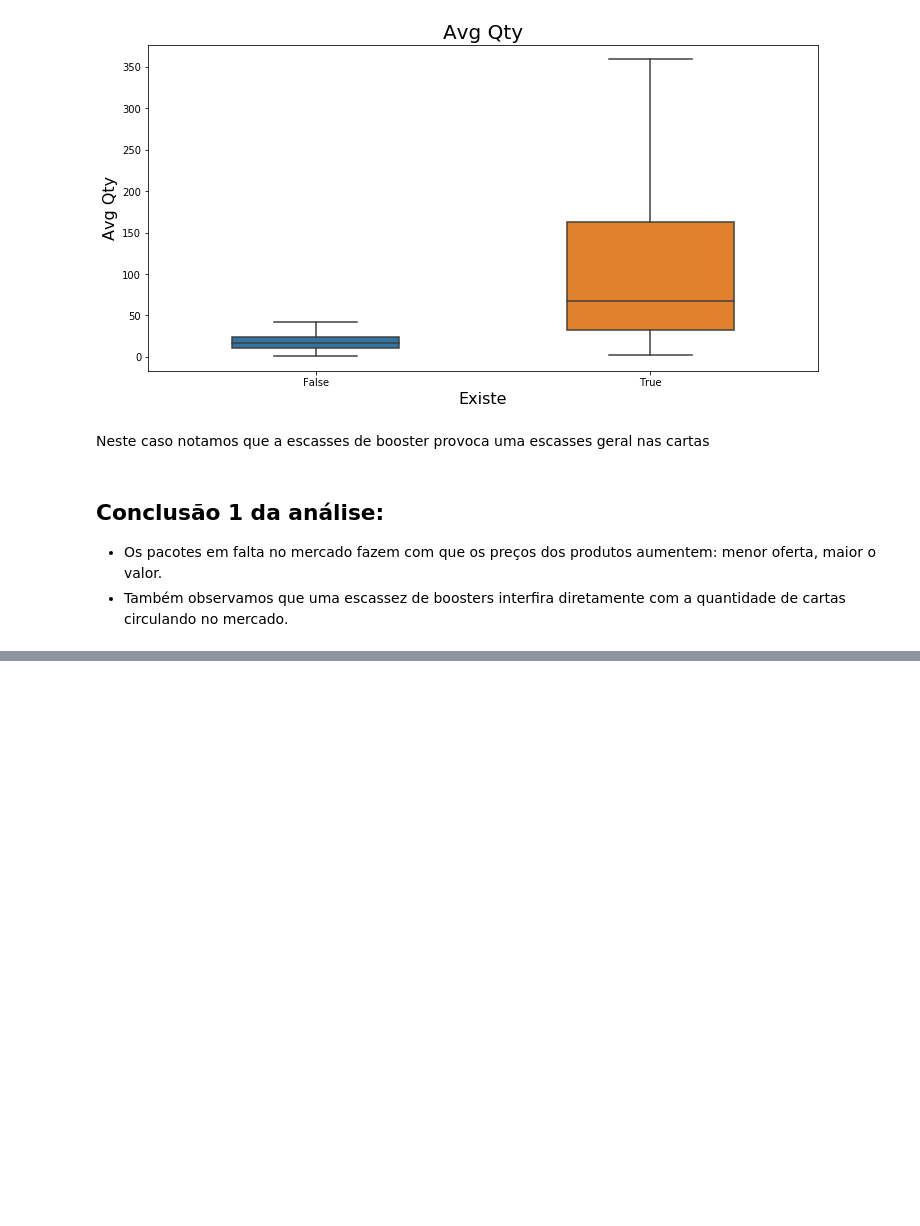
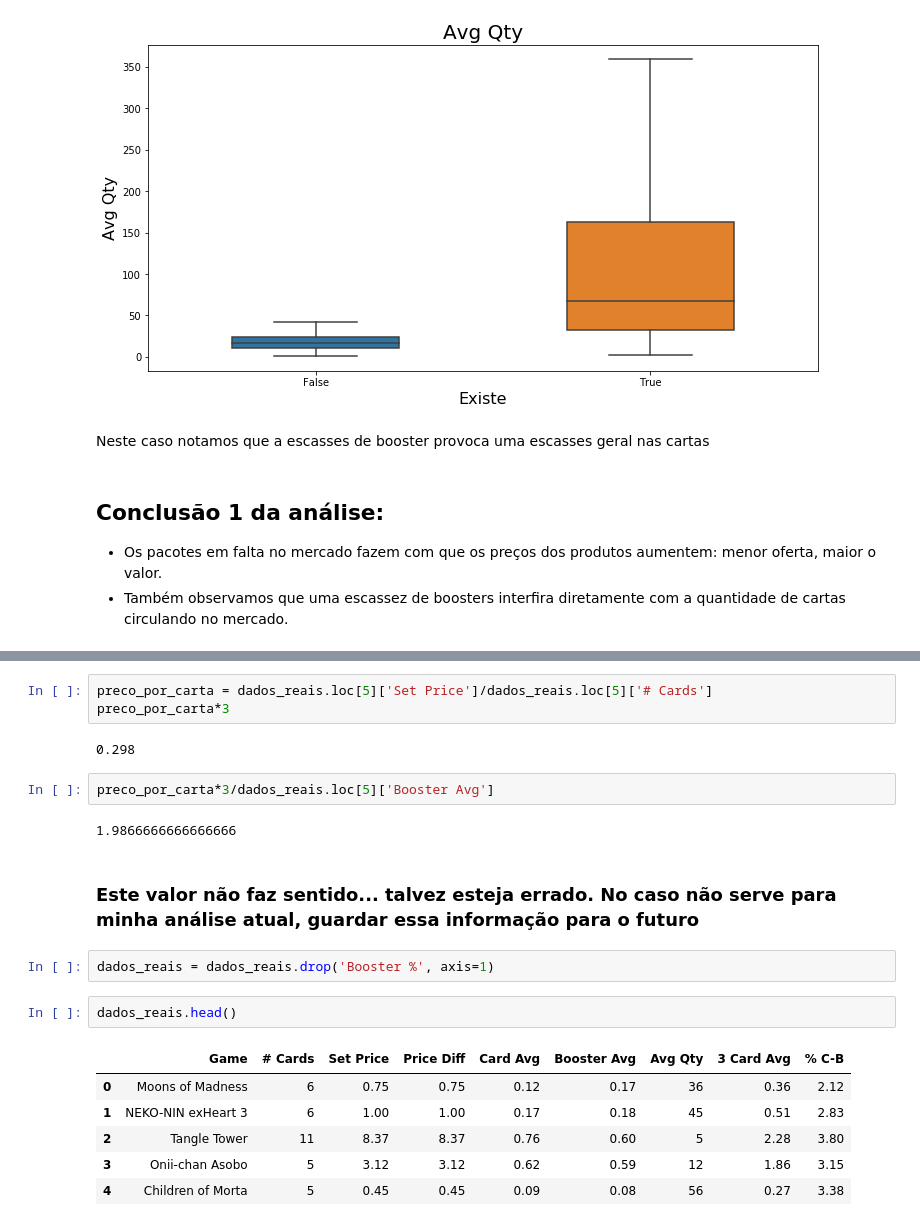
Before and after one commit to Zorug/Steam-Stuff, a Jupyter notebook: Steam_analisando_dados.ipynb, the cells around one changed output, grey strips where cells are left out. Saved outputs shown, nothing was run; the diff lists cells and outputs as text; blank space fills up the shorter version.

Commit message:
Atualizando o esquema

```diff
--- a/Steam_analisando_dados.ipynb
+++ b/Steam_analisando_dados.ipynb
@@ -197,0 +244,22 @@ Neste caso notamos que a escasses de booster provoca uma escasses geral nas cart
+# %%
+preco_por_carta = dados_reais.loc[5]['Set Price']/dados_reais.loc[5]['# Cards']
+preco_por_carta*3
+# %% [output]
+0.298
+# %%
+preco_por_carta*3/dados_reais.loc[5]['Booster Avg']
+# %% [output]
+1.9866666666666666
+# %% [markdown]
+### Este valor não faz sentido... talvez esteja errado. No caso não serve para minha análise atual, guardar essa informação para o futuro
+# %%
+dados_reais = dados_reais.drop('Booster %', axis=1)
+# %%
+dados_reais.head()
+# %% [output]
+|  | Game | # Cards | Set Price | Price Diff | Card Avg | Booster Avg | Avg Qty | 3 Card Avg | % C-B |
+| 0 | Moons of Madness | 6 | 0.75 | 0.75 | 0.12 | 0.17 | 36 | 0.36 | 2.12 |
+| 1 | NEKO-NIN exHeart 3 | 6 | 1.00 | 1.00 | 0.17 | 0.18 | 45 | 0.51 | 2.83 |
+| 2 | Tangle Tower | 11 | 8.37 | 8.37 | 0.76 | 0.60 | 5 | 2.28 | 3.80 |
+| 3 | Onii-chan Asobo | 5 | 3.12 | 3.12 | 0.62 | 0.59 | 12 | 1.86 | 3.15 |
+| 4 | Children of Morta | 5 | 0.45 | 0.45 | 0.09 | 0.08 | 56 | 0.27 | 3.38 |
```
Also changed, not shown: parts of 19 cells of this notebook.
